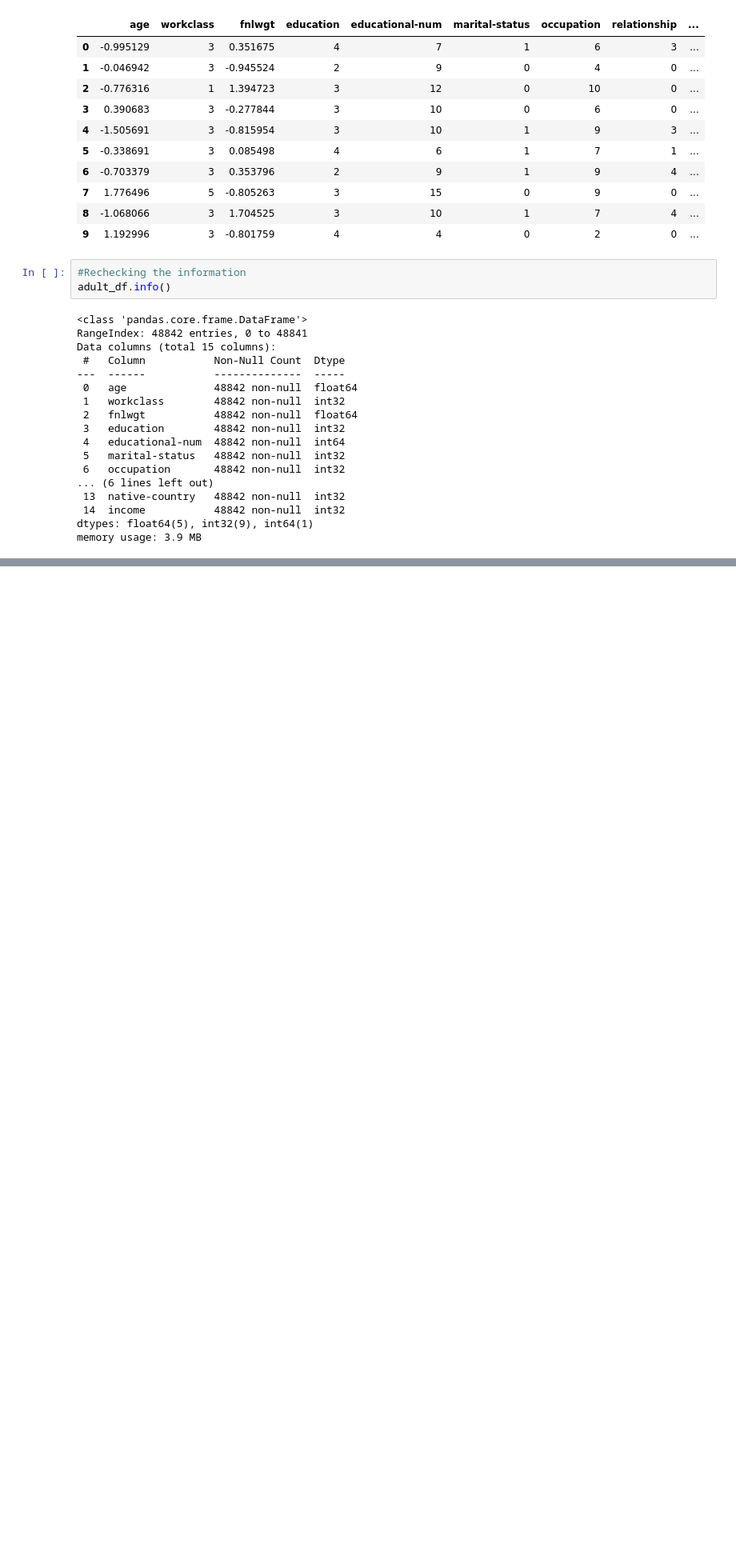
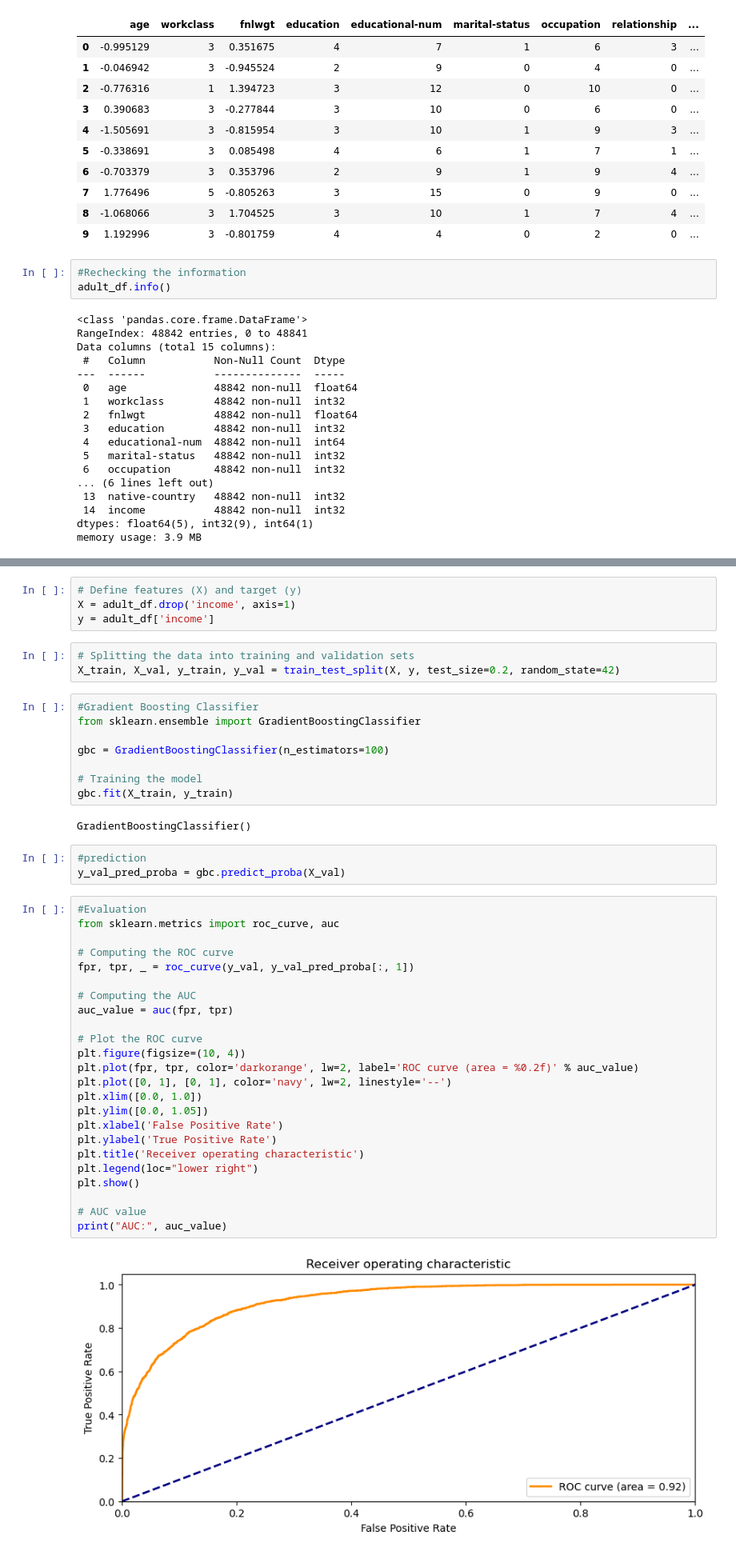
Before and after one commit to Syed-Shahir/100DaysOfBytewise, a Jupyter notebook: BTW_W6_Task5.ipynb, the cells around one changed output, grey strips where cells are left out. Shown: that part at 80% size. Drawn from its saved outputs; the diff is of its cells as text; blank space fills up the shorter version.

```diff
--- a/BTW_W6_Task5.ipynb
+++ b/BTW_W6_Task5.ipynb
@@ -178,0 +311,46 @@ memory usage: 3.9 MB
+# %%
+# Define features (X) and target (y)
+X = adult_df.drop('income', axis=1)
+y = adult_df['income']
+# %%
+# Splitting the data into training and validation sets
+X_train, X_val, y_train, y_val = train_test_split(X, y, test_size=0.2, random_state=42)
+# %%
+#Gradient Boosting Classifier
+from sklearn.ensemble import GradientBoostingClassifier
+
+gbc = GradientBoostingClassifier(n_estimators=100)
+
+# Training the model
+gbc.fit(X_train, y_train)
+# %% [output]
+GradientBoostingClassifier()
+# %%
+#prediction
+y_val_pred_proba = gbc.predict_proba(X_val)
+# %%
+#Evaluation
+from sklearn.metrics import roc_curve, auc
+
+# Computing the ROC curve
+fpr, tpr, _ = roc_curve(y_val, y_val_pred_proba[:, 1])
+
+# Computing the AUC
+auc_value = auc(fpr, tpr)
+
+# Plot the ROC curve
+plt.figure(figsize=(10, 4))
+plt.plot(fpr, tpr, color='darkorange', lw=2, label='ROC curve (area = %0.2f)' % auc_value)
+plt.plot([0, 1], [0, 1], color='navy', lw=2, linestyle='--')
+plt.xlim([0.0, 1.0])
+plt.ylim([0.0, 1.05])
+plt.xlabel('False Positive Rate')
+plt.ylabel('True Positive Rate')
+plt.title('Receiver operating characteristic')
+plt.legend(loc="lower right")
+plt.show()
+
+# AUC value
+print("AUC:", auc_value)
+# %% [output]
+[figure, added]
```
Also changed, not shown: parts of 27 cells of this notebook.
